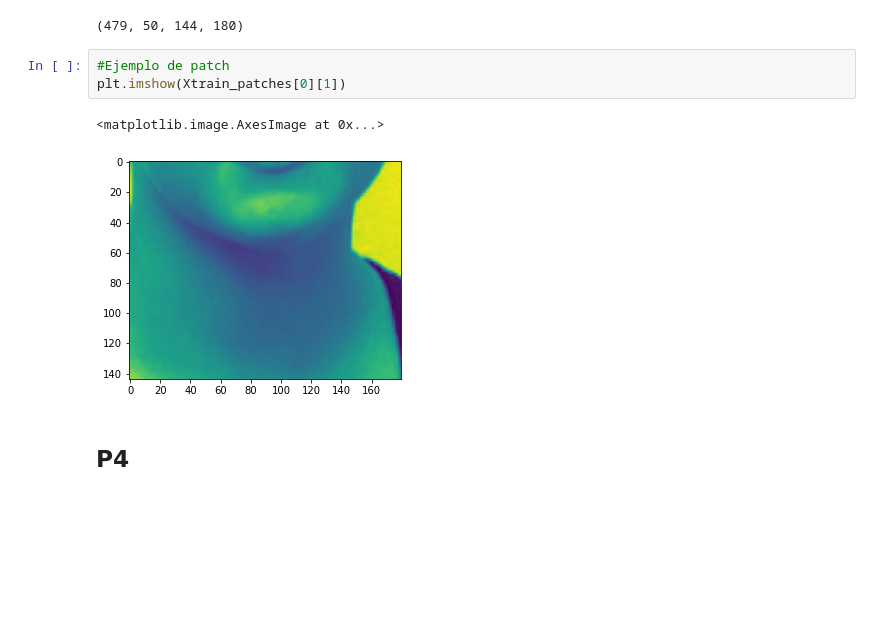
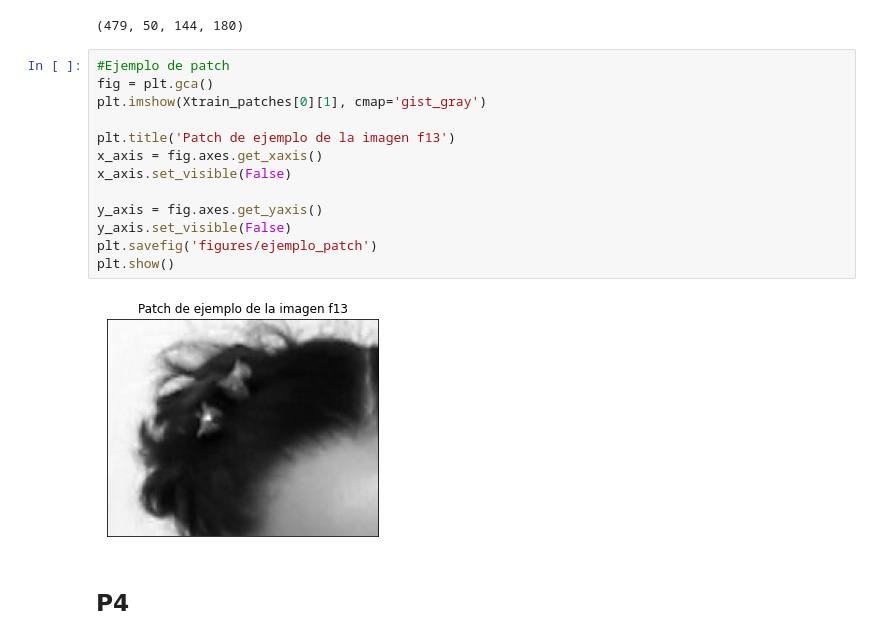
Before and after one commit to ricardo462/Bag-of-visual-words, a Jupyter notebook: Proyecto Final Lab Inteligencia.ipynb, the cells around one changed output. Drawn from its saved outputs; the diff is of its cells as text; blank space fills up the shorter version.

```diff
--- a/Proyecto Final Lab Inteligencia.ipynb
+++ b/Proyecto Final Lab Inteligencia.ipynb
@@ -119,12 +129,21 @@ Xtrain_patches=np.asarray(Xtrain_patches)
 Xtrain_patches.shape
 # %% [output]
 (479, 50, 144, 180)
-# %%
-#Ejemplo de patch
-plt.imshow(Xtrain_patches[0][1])
-# %% [output]
-<matplotlib.image.AxesImage at 0x...>
-[figure, removed]
+# %%
+#Ejemplo de patch
+fig = plt.gca()
+plt.imshow(Xtrain_patches[0][1], cmap='gist_gray')
+
+plt.title('Patch de ejemplo de la imagen f13')
+x_axis = fig.axes.get_xaxis()
+x_axis.set_visible(False)
+
+y_axis = fig.axes.get_yaxis()
+y_axis.set_visible(False)
+plt.savefig('figures/ejemplo_patch')
+plt.show()
+# %% [output]
+[figure, added]
 # %% [markdown]
 ## P4
 # %%
```
Also changed, not shown: parts of 11 cells of this notebook, 6 other files.
